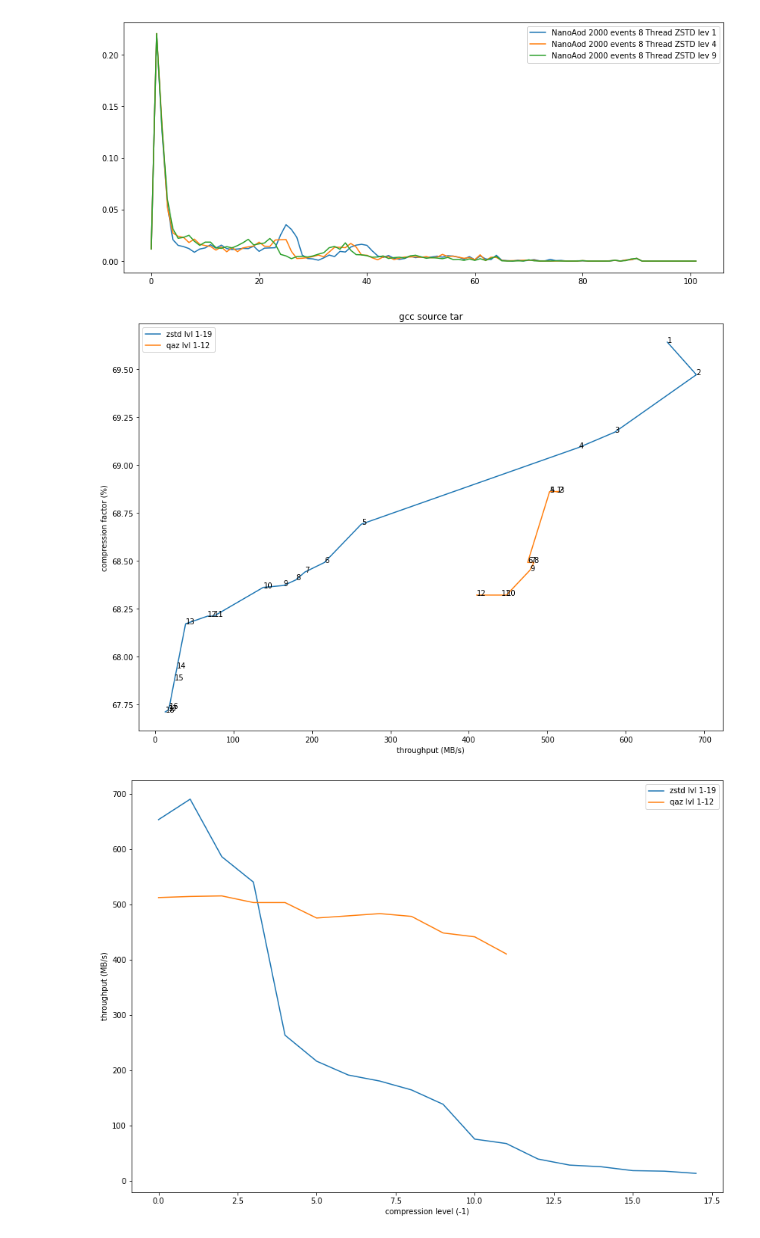
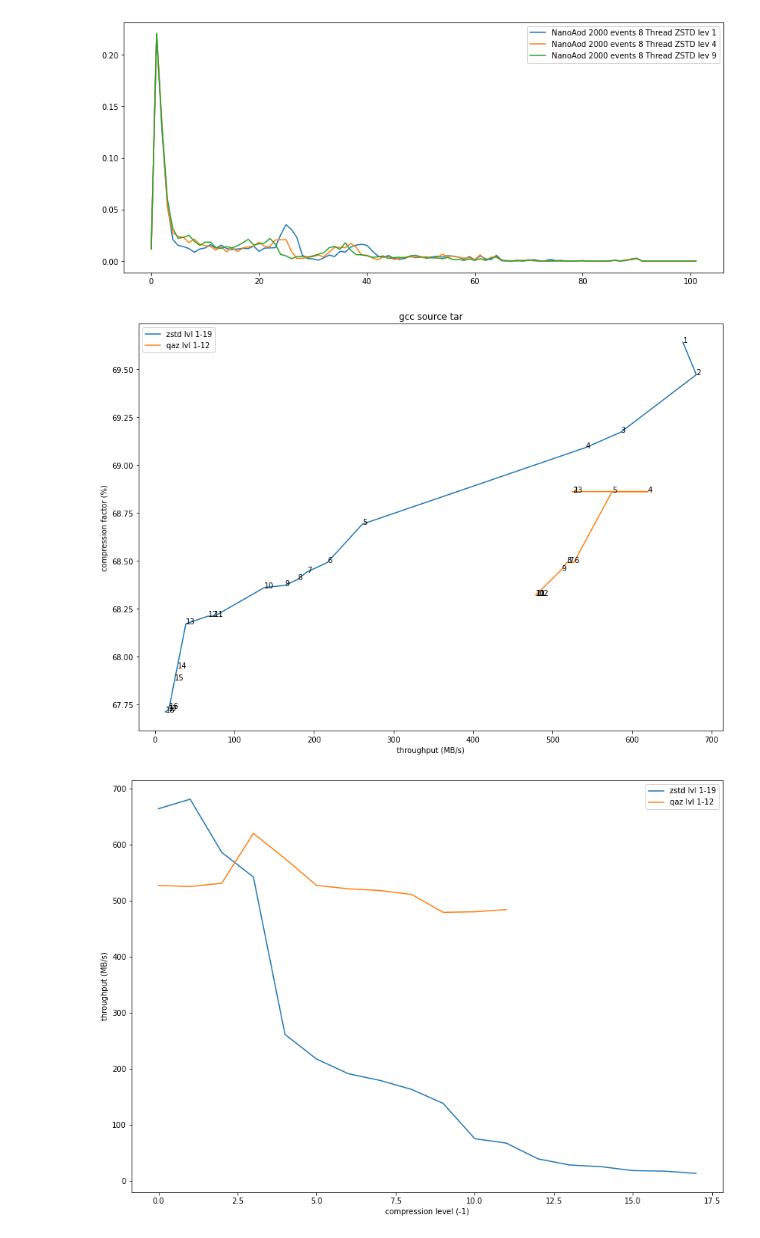
Before and after one commit to VinInn/pyTools, a Jupyter notebook: compression.ipynb, the cells around one changed output. Drawn from its saved outputs; the diff is of its cells as text; code cells hidden in the pictures.

```diff
--- a/compression.ipynb
+++ b/compression.ipynb
@@ -149,34 +151,43 @@ plt.show()
 4791
 [figure]
 # %%
-zstd_thr = np.array([653,690,586,540,263,216,191,180,164,138,75,67,39,28,25,18,17,13,])
-zstd_comp = np.array([69.64,69.47,69.17,69.09,68.69,68.49,68.44,68.40,68.37,68.36,68.21,68.21,68.17,67.94,67.88,67.73,67.72,67.71,])
+#zstd_thr = np.array([653,690,586,540,263,216,191,180,164,138,75,67,39,28,25,18,17,13,])
+#zstd_comp = np.array([69.64,69.47,69.17,69.09,68.69,68.49,68.44,68.40,68.37,68.36,68.21,68.21,68.17,67.94,67.88,67.73,67.72,67.71,])
 
-qaz_thr = np.array([512,514,515,503,503,475,479,483,478,448,441,410])
+zstd_thr = np.array([664,681,586,542,261,217,191,179,163,138,75,67,39,28,25,18,17,13])
+zstd_comp = np.array([69.64,69.47,69.17,69.09,68.69,68.49,68.44,68.40,68.37,68.36,68.21,68.21,68.17,67.94,67.88,67.73,67.72,67.71])
+
+
+
+#qaz_thr = np.array([512,514,515,503,503,475,479,483,478,448,441,410])
+#qaz_comp = np.array([68.86,68.86,68.86,68.86,68.86,68.49,68.49,68.49,68.45,68.32,68.32,68.32])
+
+qaz_thr = np.array([527,525,531,620,575,527,521,518,511,479,480,484])
 qaz_comp = np.array([68.86,68.86,68.86,68.86,68.86,68.49,68.49,68.49,68.45,68.32,68.32,68.32])
+
 
 fig, axs = plt.subplots(figsize=(14, 10))
 plt.title("gcc source tar")
 plt.plot(zstd_thr,zstd_comp,label="zstd lvl 1-19")
 plt.plot(qaz_thr,qaz_comp,label="qaz lvl 1-12")
 plt.xlabel("throughput (MB/s)")
 plt.ylabel("compression factor (%)")
 plt.legend(loc='upper left')
 for i, txt in enumerate(zstd_thr):
     plt.annotate(i+1, (zstd_thr[i],zstd_comp[i]))
 for i, txt in enumerate(qaz_thr):
     plt.annotate(i+1, (qaz_thr[i],qaz_comp[i]))
 plt.show()
 fig, axs = plt.subplots(figsize=(14, 10))
 plt.plot(zstd_thr,label="zstd lvl 1-19")
 plt.plot(qaz_thr,label="qaz lvl 1-12")
 plt.ylabel("throughput (MB/s)")
 plt.xlabel("compression level (-1)")
 plt.legend(loc='upper right')
 plt.show()
 # %% [output]
-[figure, old version]
+[figure, new version]
-[figure, old version]
+[figure, new version]
 # %%
 zstd_thr = np.array([747,779,676,635,287,219,190,173,144,114,59,41,40,28,21,15,12,8,])
 zstd_comp = np.array([19.09,19.07,18.89,18.90,18.61,18.25,18.20,18.14,18.10,18.07,18.00,17.98,17.97,17.64,17.52,17.48,17.45,17.44,])
```
Also changed, not shown: parts of 8 cells of this notebook, 1 other file.
